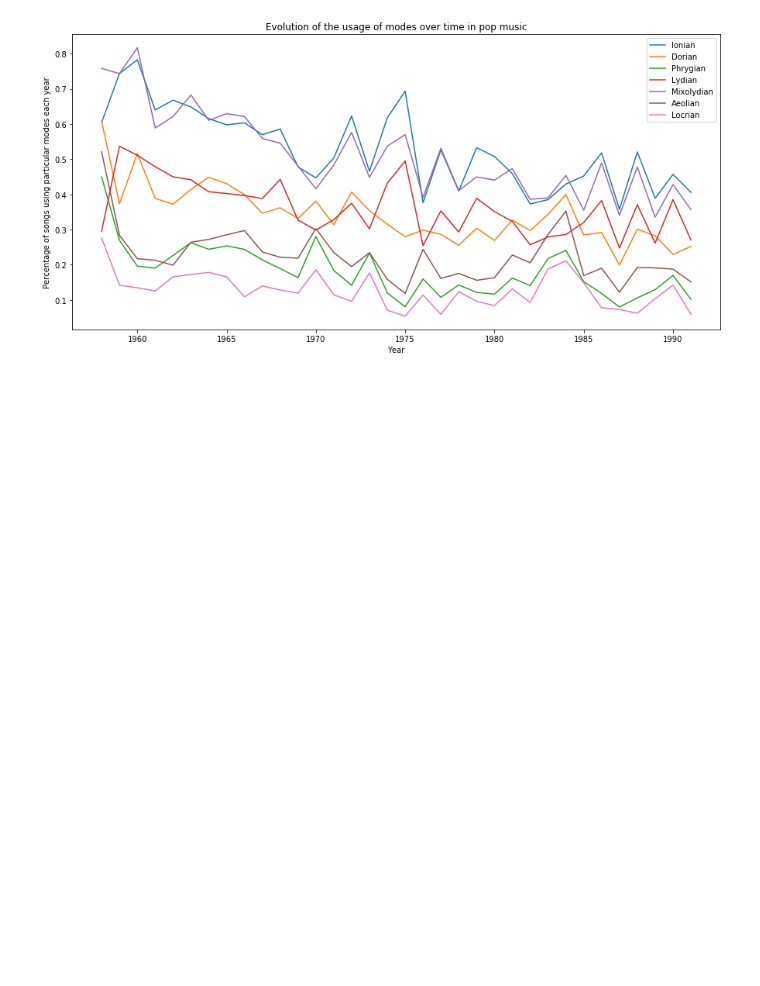
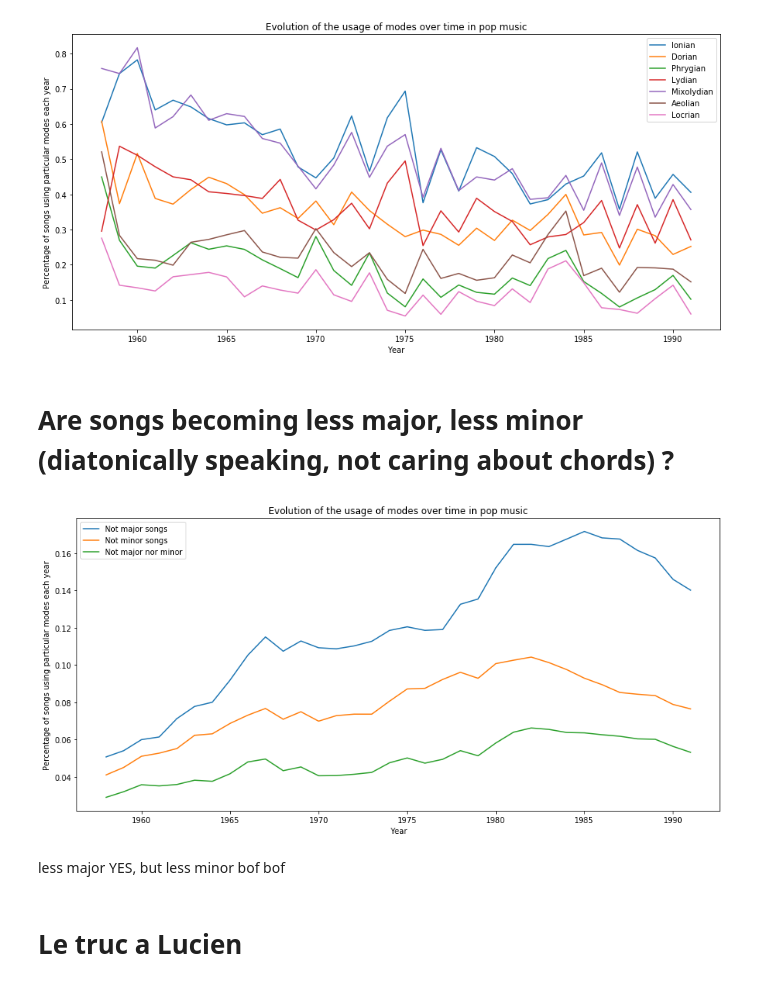
Before and after one commit to lucieperrotta/Digital-Musicology, a Jupyter notebook: processing/processing.ipynb, the cells around one changed output. Drawn from its saved outputs; the diff is of its cells as text; code cells hidden in the pictures; blank space fills up the shorter version.

```diff
--- a/processing/processing.ipynb
+++ b/processing/processing.ipynb
@@ -430,7 +430,7 @@ def year2mode(clean_data, mode):
         year = datetime.strptime(elem[1], '%m/%d/%Y').year
         year2ionian[year].append(song_mode(list(map(tuple, elem[5])), mode))
 
-    for year in year2bigrams: # computing the means for each year
+    for year in year2ionian: # computing the means for each year
         year2ionian[year] = np.mean(year2ionian[year])
 
     return year2ionian
@@ -482,3 +482,9 @@ plt.title('Evolution of the usage of modes over time in pop music')
 plt.show()
 # %% [output]
 [figure]
+# %% [markdown]
+# Are songs becoming less major, less minor (diatonically speaking, not caring about chords) ?
+# %%
+major = list(('0', '2', '4', '5', '7', '9', '11'))
+minor = list(('0', '2', '3', '5', '7', '9', '10'))
+majorminor = list(('0', '2', '3', '4', '5', '7', '9', '10', '11'))
@@ -485,3 +522,36 @@ plt.show()
+# %%
+# Dictionaries of year to mode proportions
+year2notmajor = year2majmin(clean_data, major)
+year2notminor = year2majmin(clean_data, minor)
+year2notmajorminor = year2majmin(clean_data, majorminor)
+
+# plotting
+plt.figure(1, figsize=(15,7))
+
+lists = sorted(year2notmajor.items()) # sorted by key, return a list of tuples
+x, y = zip(*lists) # unpack a list of pairs into two tuples
+plt.plot(x, moving_average(y), label='Not major songs')
+
+lists = sorted(year2notminor.items()) # sorted by key, return a list of tuples
+x, y = zip(*lists) # unpack a list of pairs into two tuples
+plt.plot(x, moving_average(y), label='Not minor songs')
+
+lists = sorted(year2notmajorminor.items()) # sorted by key, return a list of tuples
+x, y = zip(*lists) # unpack a list of pairs into two tuples
+plt.plot(x, moving_average(y), label='Not major nor minor')
+
+
+plt.legend()
+plt.xlabel('Year')
+plt.ylabel('Percentage of songs using particular modes each year')
+plt.title('Evolution of the usage of modes over time in pop music')
+plt.show()
+# %% [output]
+[figure, added]
+# %% [markdown]
+less major YES, but less minor bof bof
+# %% [markdown]
+# Le truc a Lucien
 # %%
 # Verse and chorus chord pattern extraction:
 
```
Also changed, not shown: parts of 1 cell of this notebook.
